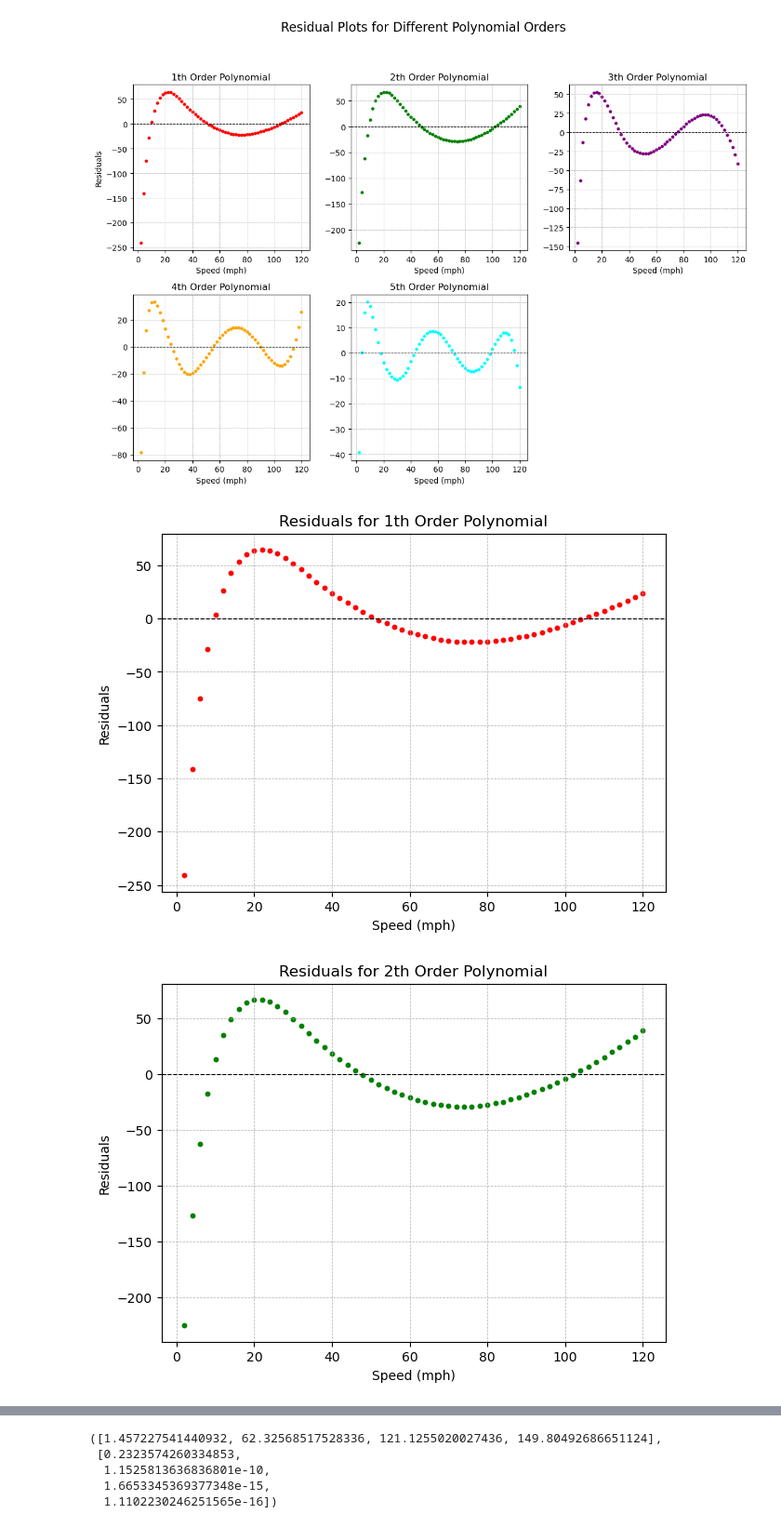
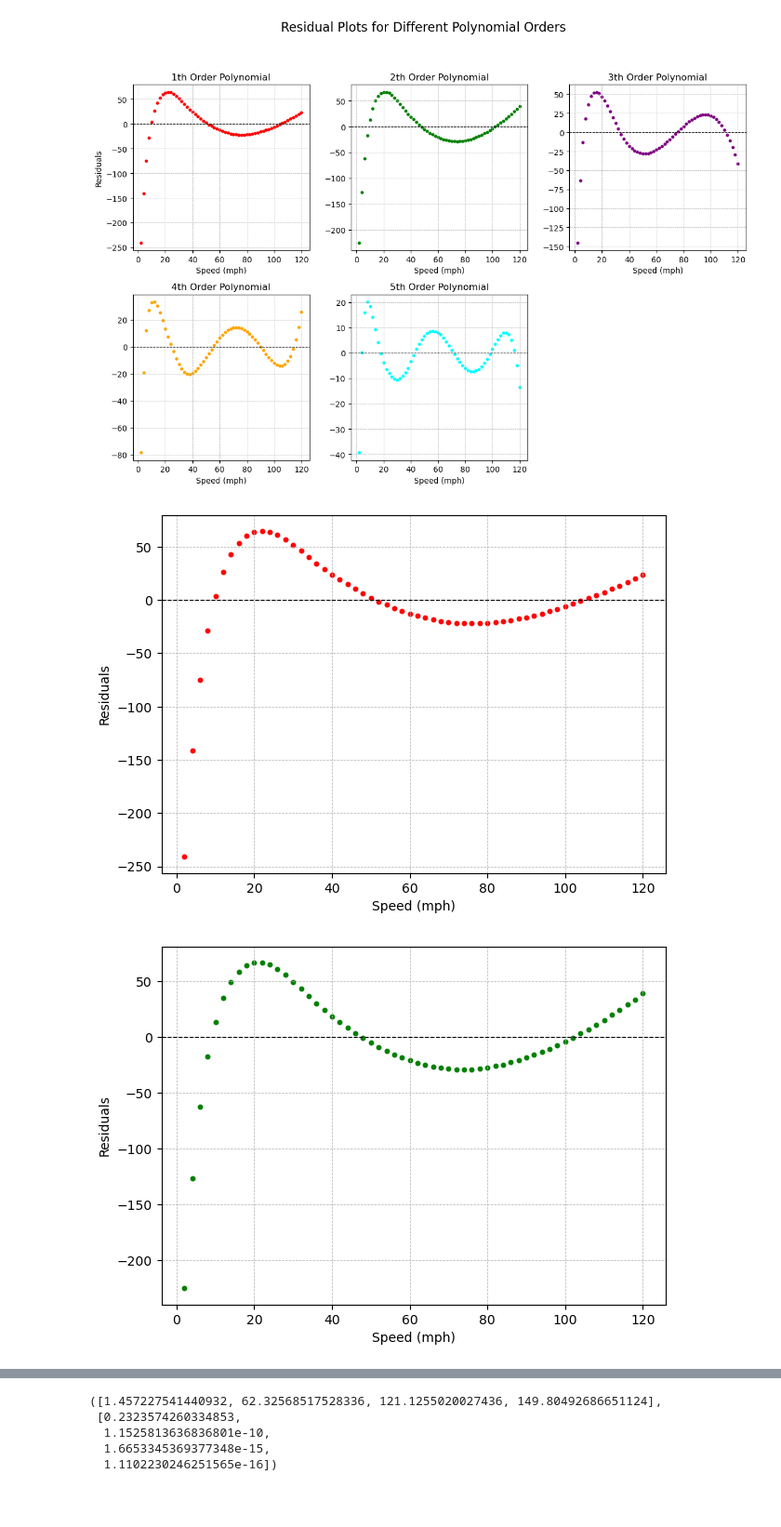
Before and after one commit to ririye01/math4334-MathModelingNotebooks, a Jupyter notebook: projects/p2/p2.ipynb, the cells around one changed output, grey strips where cells are left out. Shown at 93% size. Saved outputs shown, nothing was run; the diff lists cells and outputs as text; code cells hidden in the pictures; blank space fills up the shorter version.

```diff
--- a/projects/p2/p2.ipynb
+++ b/projects/p2/p2.ipynb
@@ -58,13 +60,13 @@ plt.figure(figsize=(8, 5))
 plt.scatter(x, y, color='blue', label='Data', s=10)
 colors = ['red', 'green', 'purple', 'orange', 'cyan']
 for order, (p, color) in enumerate(zip(polynomials, colors), 1):
-    plt.plot(x, p(x), color=color, label=f'Order {order}')
+    plt.plot(x, p(x), color=color, label=f'Order {order} Polynomial')
 
-plt.title('Polynomial Fits of Different Orders')
 plt.xlabel('Speed (mph)')
 plt.ylabel('Range (miles)')
 plt.legend()
 plt.grid(True)
+plt.savefig("plots/polynomial_fits.png")
 plt.show()
 
 mse_values
@@ -99,20 +101,22 @@ plt.show()
 [figure]
 # %%
 # Function to plot individual residuals for a given polynomial order
-def plot_residuals_for_order(order, p, color):
+def plot_residuals_for_order(order, p, color, index):
     residuals = y - p(x)
     plt.figure(figsize=(7, 5))
     plt.scatter(x, residuals, color=color, s=10)
     plt.axhline(0, color='black', linewidth=0.8, linestyle='--')
-    plt.title(f'Residuals for {order}th Order Polynomial')
     plt.xlabel('Speed (mph)')
     plt.ylabel('Residuals')
     plt.grid(True, which='both', linestyle='--', linewidth=0.5)
+    plt.savefig(f"plots/residual_plot_deg_{index}.png")
     plt.show()
 
 # Plot residuals for each polynomial order individually
+index = 1
 for order, (p, color) in enumerate(zip(polynomials, colors), 1):
-    plot_residuals_for_order(order, p, color)
+    plot_residuals_for_order(order, p, color, index)
+    index += 1
 # %% [output]
-[figure, old version]
+[figure, new version]
-[figure, old version]
+[figure, new version]
```
Also changed, not shown: parts of 28 cells of this notebook, 31 other files.
